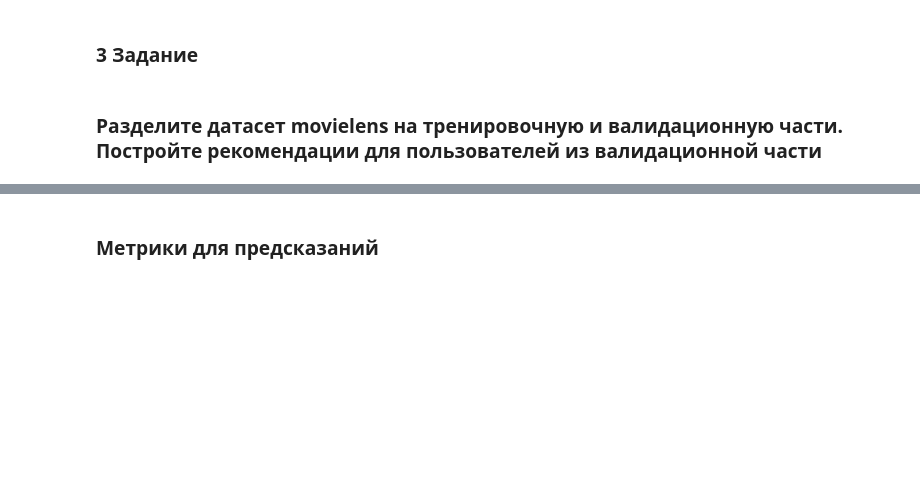
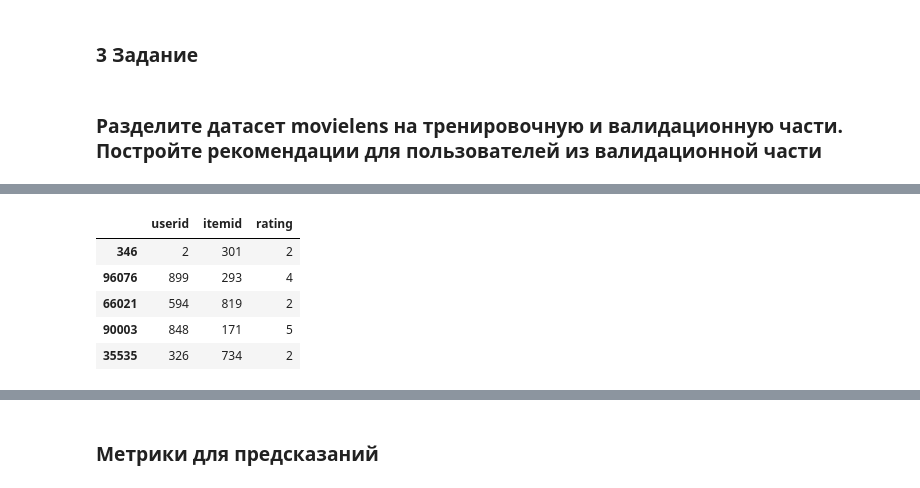
Before and after one commit to Petonzxc/recsys_1, a Jupyter notebook: main.ipynb, the cells around one changed output, grey strips where cells are left out. Drawn from its saved outputs; the diff is of its cells as text; code cells hidden in the pictures; blank space fills up the shorter version.

```diff
--- a/main.ipynb
+++ b/main.ipynb
@@ -302,3 +305,12 @@ test_data.head()
+# %%
+valid_data.head()
+# %% [output]
+|  | userid | itemid | rating |
+| 346 | 2 | 301 | 2 |
+| 96076 | 899 | 293 | 4 |
+| 66021 | 594 | 819 | 2 |
+| 90003 | 848 | 171 | 5 |
+| 35535 | 326 | 734 | 2 |
 # %%
 def recommend_movies(np_ratings, user_id, item_id):
     return rating_predictions_2(np_ratings, user_id, item_id, pearson_correlation)
```
Also changed, not shown: parts of 35 cells of this notebook.
